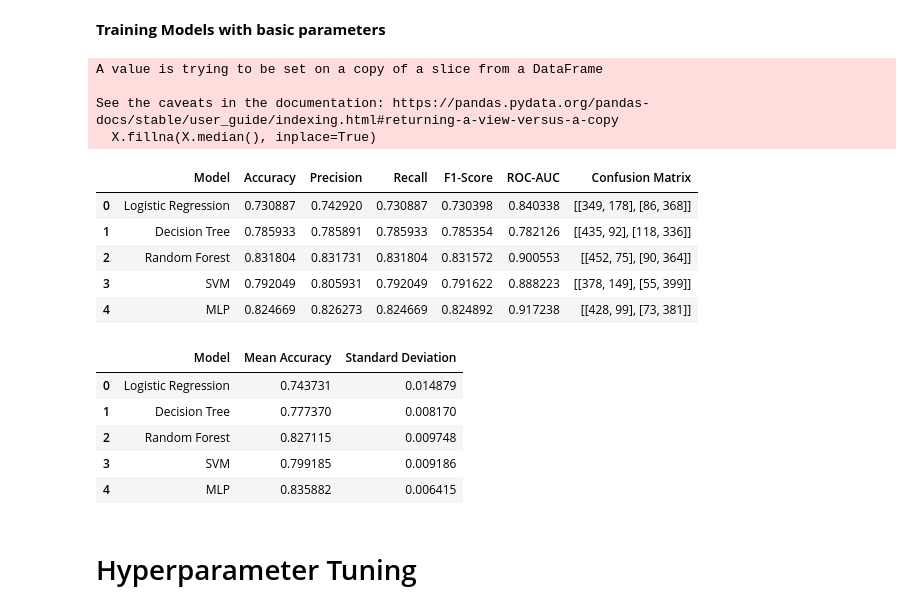
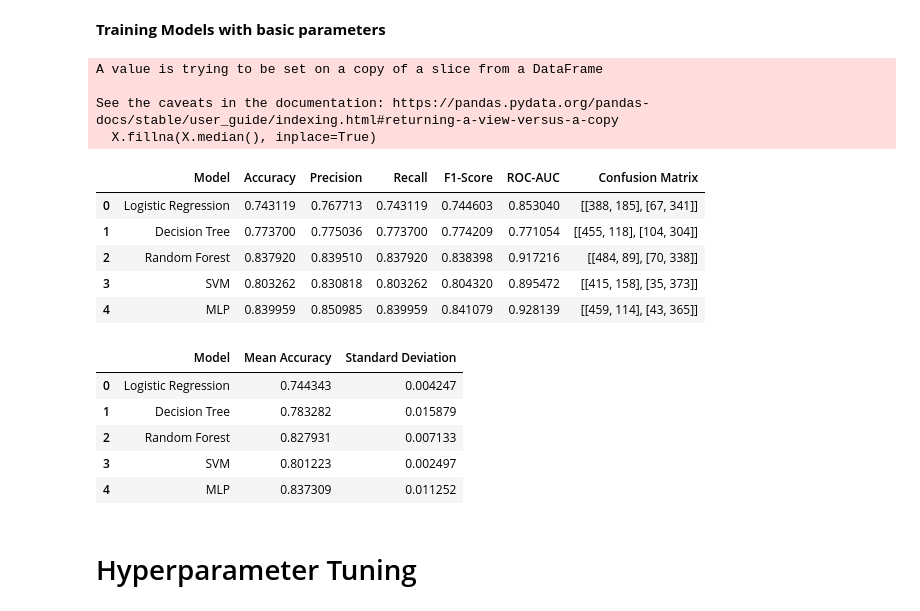
Before and after one commit to MorganChidley/Final-Year-Project, a Jupyter notebook: ml_model.ipynb, the cells around one changed output. Drawn from its saved outputs; the diff is of its cells as text; code cells hidden in the pictures.

```diff
--- a/ml_model.ipynb
+++ b/ml_model.ipynb
@@ -561,12 +347,12 @@ from sklearn.metrics import accuracy_score, classification_report, confusion_mat
 from IPython.display import display
 
 # Load Dataset
-data = pd.read_csv("merged_dataset.csv")
+data = pd.read_csv("final_dataset_1.csv")
 
 # Feature Selection
-features = ["url_length", "domain_length", "subdomain_count", "path_length", "path_slash_count", "https", "has_ip_address", "domain_is_ip", "query_parameters_count",
-            "digit_count", "is_shortened", "longest_digit_sequence", "digit_letter_ratio", "url_entropy",  "has_at_symbol", "has_double_slash", "has_suspicious_words", "char_-", "char__",
-            "char_%", "char_/", "char_.", "char_@"]
+features = ["url_length", "domain_length", "subdomain_count", "path_length", "path_slash_count", "https", "has_ip_address", "query_parameters_count",
+            "digit_count", "longest_digit_sequence", "digit_letter_ratio", "url_entropy", "has_suspicious_words", "char_-", "char__",
+            "char_/", "char_.", "char_@"]
 X = data[features]
 y = data['ClassLabel']  # Target variable
 
@@ -618,44 +404,44 @@ for name, model in models.items():
     precision = report_dict['weighted avg']['precision']
     recall = report_dict['weighted avg']['recall']
     f1_score = report_dict['weighted avg']['f1-score']
 
     results.append({
         'Model': name,
         'Accuracy': accuracy,
         'Precision': precision,
         'Recall': recall,
         'F1-Score': f1_score,
         'ROC-AUC': roc_auc,
         'Confusion Matrix': conf_matrix,
     })
 
 # Create a Pandas DataFrame from the results
 results_df = pd.DataFrame(results)
 kfold_results_df = pd.DataFrame(kfold_results.values())
 
 # Reorder columns
 kfold_results_df = kfold_results_df[['Model', 'Mean Accuracy', 'Standard Deviation']]
 
 # Display the DataFrame
 display(results_df)
 display(kfold_results_df)
 # %% [output]
 A value is trying to be set on a copy of a slice from a DataFrame
 
 See the caveats in the documentation: https://pandas.pydata.org/pandas-docs/stable/user_guide/indexing.html#returning-a-view-versus-a-copy
   X.fillna(X.median(), inplace=True)
 |  | Model | Accuracy | Precision | Recall | F1-Score | ROC-AUC | Confusion Matrix |
-| 0 | Logistic Regression | 0.730887 | 0.742920 | 0.730887 | 0.730398 | 0.840338 | [[349, 178], [86, 368]] |
-| 1 | Decision Tree | 0.785933 | 0.785891 | 0.785933 | 0.785354 | 0.782126 | [[435, 92], [118, 336]] |
-| 2 | Random Forest | 0.831804 | 0.831731 | 0.831804 | 0.831572 | 0.900553 | [[452, 75], [90, 364]] |
-| 3 | SVM | 0.792049 | 0.805931 | 0.792049 | 0.791622 | 0.888223 | [[378, 149], [55, 399]] |
-| 4 | MLP | 0.824669 | 0.826273 | 0.824669 | 0.824892 | 0.917238 | [[428, 99], [73, 381]] |
+| 0 | Logistic Regression | 0.743119 | 0.767713 | 0.743119 | 0.744603 | 0.853040 | [[388, 185], [67, 341]] |
+| 1 | Decision Tree | 0.773700 | 0.775036 | 0.773700 | 0.774209 | 0.771054 | [[455, 118], [104, 304]] |
+| 2 | Random Forest | 0.837920 | 0.839510 | 0.837920 | 0.838398 | 0.917216 | [[484, 89], [70, 338]] |
+| 3 | SVM | 0.803262 | 0.830818 | 0.803262 | 0.804320 | 0.895472 | [[415, 158], [35, 373]] |
+| 4 | MLP | 0.839959 | 0.850985 | 0.839959 | 0.841079 | 0.928139 | [[459, 114], [43, 365]] |
 |  | Model | Mean Accuracy | Standard Deviation |
-| 0 | Logistic Regression | 0.743731 | 0.014879 |
-| 1 | Decision Tree | 0.777370 | 0.008170 |
-| 2 | Random Forest | 0.827115 | 0.009748 |
-| 3 | SVM | 0.799185 | 0.009186 |
-| 4 | MLP | 0.835882 | 0.006415 |
+| 0 | Logistic Regression | 0.744343 | 0.004247 |
+| 1 | Decision Tree | 0.783282 | 0.015879 |
+| 2 | Random Forest | 0.827931 | 0.007133 |
+| 3 | SVM | 0.801223 | 0.002497 |
+| 4 | MLP | 0.837309 | 0.011252 |
 # %% [markdown]
 # Hyperparameter Tuning
 # %% [markdown]
```
Also changed, not shown: parts of 18 cells of this notebook.
